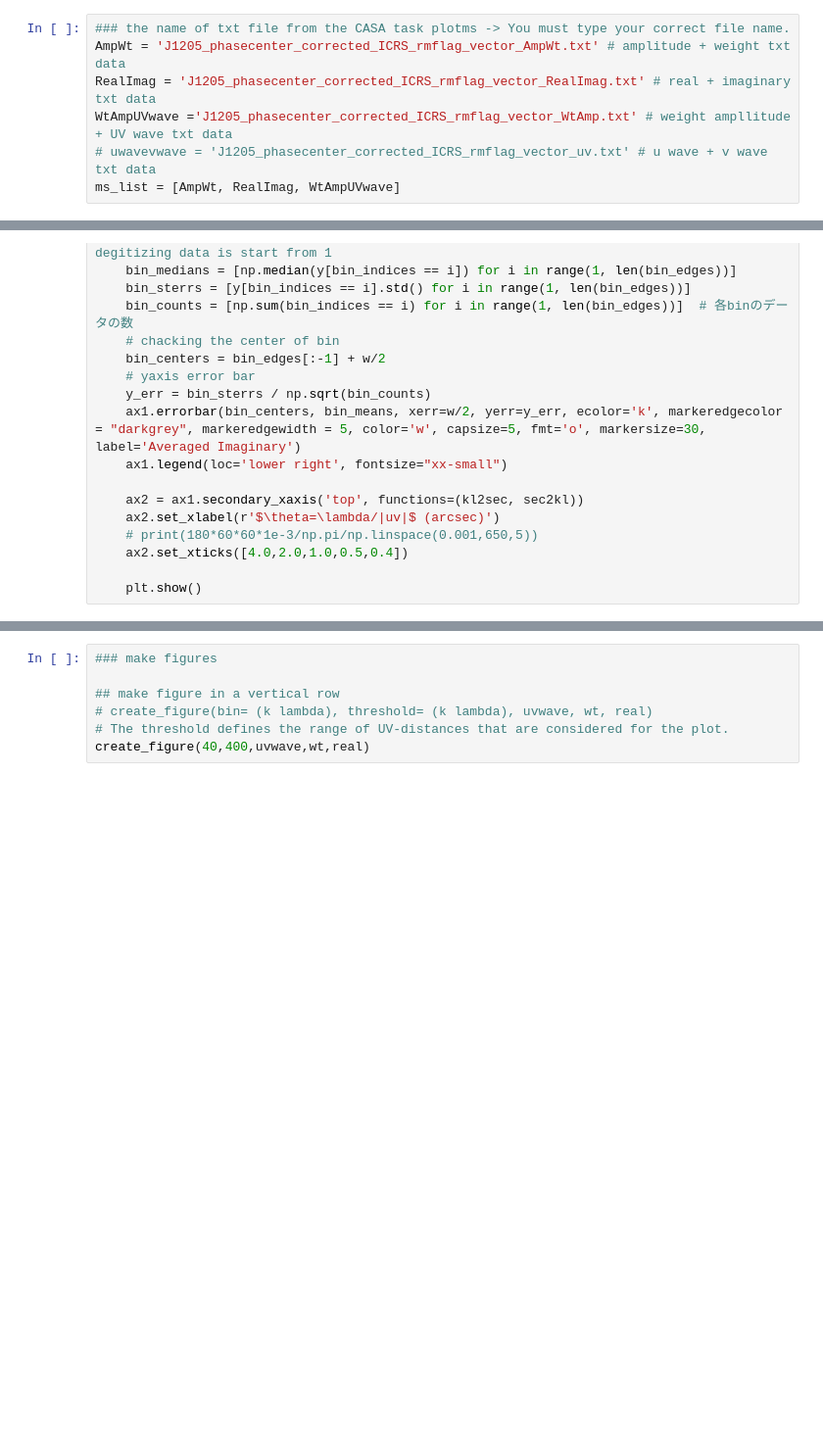
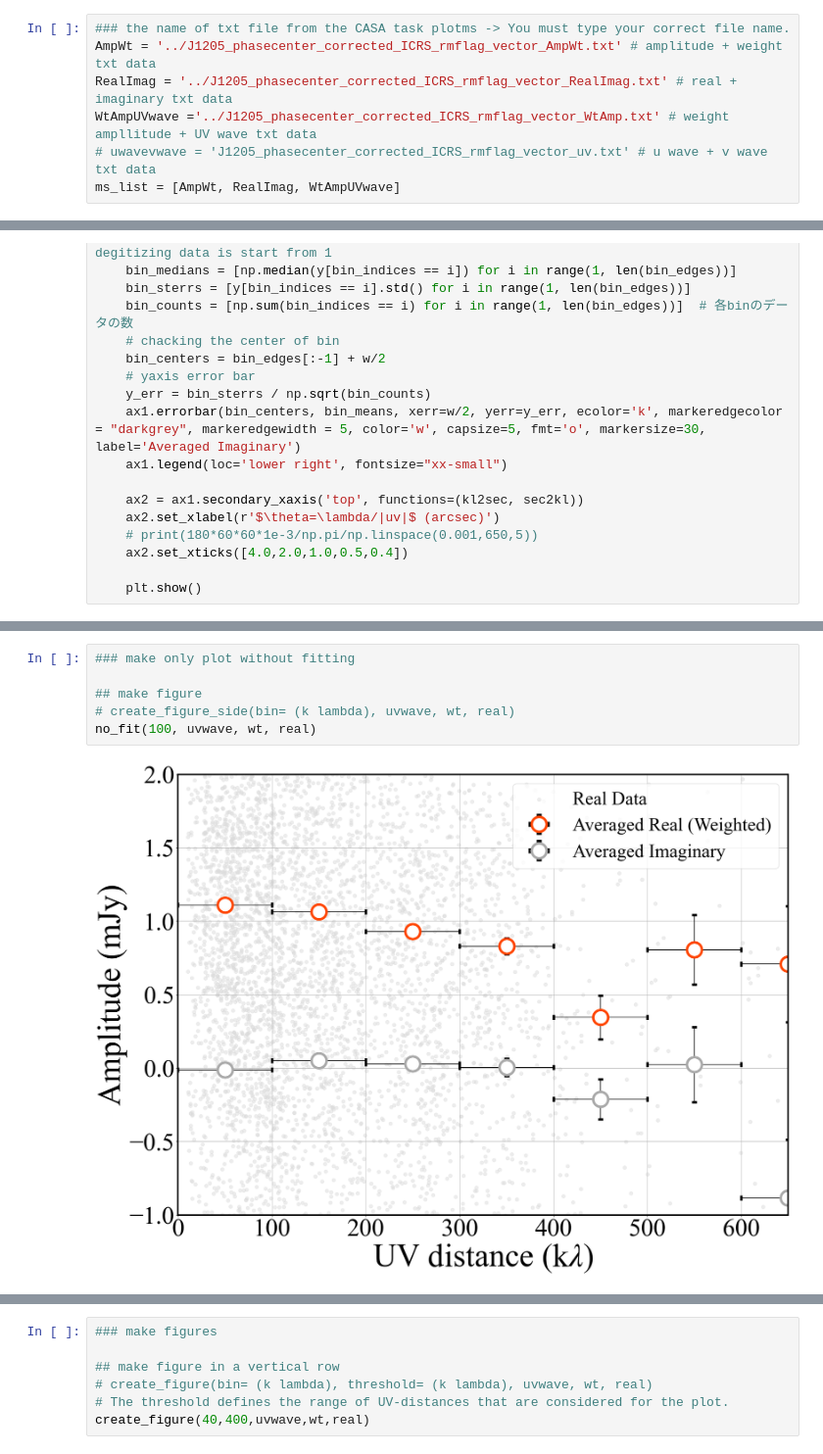
Before and after one commit to msaahwoa/UV_amp, a Jupyter notebook: uv_amp.ipynb, the cells around one changed output, grey strips where cells are left out. Shown at 98% size. Drawn from its saved outputs; the diff is of its cells as text; blank space fills up the shorter version.

```diff
--- a/uv_amp.ipynb
+++ b/uv_amp.ipynb
@@ -20,9 +20,9 @@ Please be careful for x and y axis of each plot from Plotms.
 <!-- * U wave + V wave (un necessary) -->
 # %%
 ### the name of txt file from the CASA task plotms -> You must type your correct file name.
-AmpWt = 'J1205_phasecenter_corrected_ICRS_rmflag_vector_AmpWt.txt' # amplitude + weight txt data
-RealImag = 'J1205_phasecenter_corrected_ICRS_rmflag_vector_RealImag.txt' # real + imaginary txt data
-WtAmpUVwave ='J1205_phasecenter_corrected_ICRS_rmflag_vector_WtAmp.txt' # weight ampllitude + UV wave txt data
+AmpWt = '../J1205_phasecenter_corrected_ICRS_rmflag_vector_AmpWt.txt' # amplitude + weight txt data
+RealImag = '../J1205_phasecenter_corrected_ICRS_rmflag_vector_RealImag.txt' # real + imaginary txt data
+WtAmpUVwave ='../J1205_phasecenter_corrected_ICRS_rmflag_vector_WtAmp.txt' # weight ampllitude + UV wave txt data
 # uwavevwave = 'J1205_phasecenter_corrected_ICRS_rmflag_vector_uv.txt' # u wave + v wave txt data
 ms_list = [AmpWt, RealImag, WtAmpUVwave]
 # %% [markdown]
@@ -908,0 +1035,8 @@ def create_figure_side(w,th,uvwave,wt,real):
+# %%
+### make only plot without fitting
+
+## make figure
+# create_figure_side(bin= (k lambda), uvwave, wt, real)
+no_fit(100, uvwave, wt, real)
+# %% [output]
+[figure, added]
```
Also changed, not shown: parts of 4 cells of this notebook, 1 other file.
